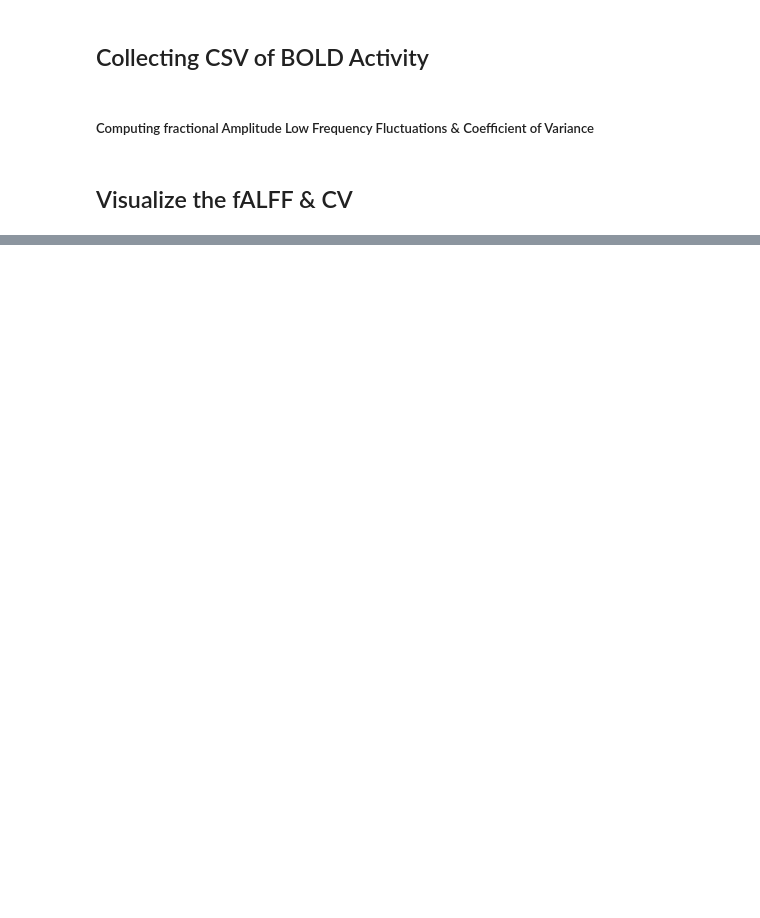
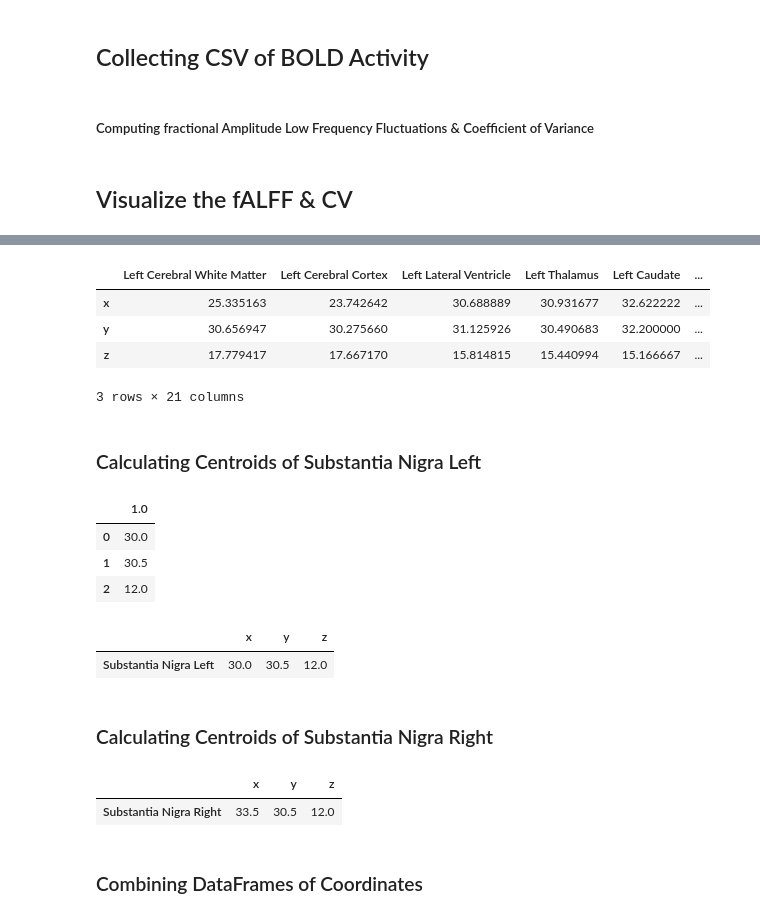
Before and after one commit to efwoods/Parkinsons_Disease_Study, a Jupyter notebook: notebooks/_initial_analysis_collecting_and_calculating_dataframes.ipynb, the cells around one changed output, grey strips where cells are left out. Drawn from its saved outputs; the diff is of its cells as text; code cells hidden in the pictures; blank space fills up the shorter version.

```diff
--- a/notebooks/_initial_analysis_collecting_and_calculating_dataframes.ipynb
+++ b/notebooks/_initial_analysis_collecting_and_calculating_dataframes.ipynb
@@ -1567,0 +1289,21 @@ animate();
+# %%
+keys = np.arange(1, 22, step=1.0)
+# %%
+subcortex_column_labels = atlas_subcortical.labels[1:]
+# %%
+roi_time_series = {}
+# Step 3: Extract fMRI time series for each ROI
+for roi in tqdm(roi_labels_subcortex, desc="Processing ROIs"):
+    # Get the voxel indices for the current ROI in the resampled atlas
+    roi_voxels = np.where(resampled_atlas_subcortex == roi)
+    # Ensure the voxel indices are valid within the spatial dimensions of fmri_data
+    # Extract the fMRI signal corresponding to these voxels for each time point
+    # roi_signal = fmri_data[roi_voxels].mean(axis=0)  # Averaging across voxels (axis 0 refers to spatial)
+    x = roi_voxels[0].mean(axis=0)
+    y = roi_voxels[1].mean(axis=0)
+    z = roi_voxels[2].mean(axis=0)
+    region_coordinates = [x, y, z] # Compute Centroid
+    # Store the resulting time series for the current ROI
+    roi_time_series[roi] = region_coordinates
+# %%
+roi_subcortex_df = pd.DataFrame(roi_time_series)
@@ -1567,0 +1314,17 @@ animate();
+# %%
+roi_subcortex_columns_dict = {}
+for index, region in enumerate(subcortex_column_labels):
+    roi_subcortex_columns_dict[keys[index]] = region
+
+roi_subcortex_df.rename(columns=roi_subcortex_columns_dict, inplace=True)
+roi_subcortex_df = roi_subcortex_df.T
+roi_subcortex_df.rename(columns = {0:"x", 1:"y", 2:"z"}, inplace=True)
+roi_subcortex_df.head()
+# %% [output]
+|  | Left Cerebral White Matter | Left Cerebral Cortex | Left Lateral Ventricle | Left Thalamus | Left Caudate | ... |
+| x | 25.335163 | 23.742642 | 30.688889 | 30.931677 | 32.622222 | ... |
+| y | 30.656947 | 30.275660 | 31.125926 | 30.490683 | 32.200000 | ... |
+| z | 17.779417 | 17.667170 | 15.814815 | 15.440994 | 15.166667 | ... |
+3 rows × 21 columns
+# %% [markdown]
+### Calculating Centroids of Substantia Nigra Left
@@ -1567,0 +1348,17 @@ animate();
+# %%
+roi_sn_l_df
+# %% [output]
+|  | 1.0 |
+| 0 | 30.0 |
+| 1 | 30.5 |
+| 2 | 12.0 |
+# %%
+roi_sn_l_df.rename(columns={1:"Substantia Nigra Left"}, inplace=True)
+roi_sn_l_df = roi_sn_l_df.T
+roi_sn_l_df.rename(columns = {0:"x", 1:"y", 2:"z"}, inplace=True)
+roi_sn_l_df.head()
+# %% [output]
+|  | x | y | z |
+| Substantia Nigra Left | 30.0 | 30.5 | 12.0 |
+# %% [markdown]
+### Calculating Centroids of Substantia Nigra Right
@@ -1567,0 +1382,10 @@ animate();
+# %%
+roi_sn_r_df.rename(columns={1:"Substantia Nigra Right"}, inplace=True)
+roi_sn_r_df = roi_sn_r_df.T
+roi_sn_r_df.rename(columns = {0:"x", 1:"y", 2:"z"}, inplace=True)
+roi_sn_r_df.head()
+# %% [output]
+|  | x | y | z |
+| Substantia Nigra Right | 33.5 | 30.5 | 12.0 |
+# %% [markdown]
+### Combining DataFrames of Coordinates
```
Also changed, not shown: parts of 71 cells of this notebook, 4 other files.
